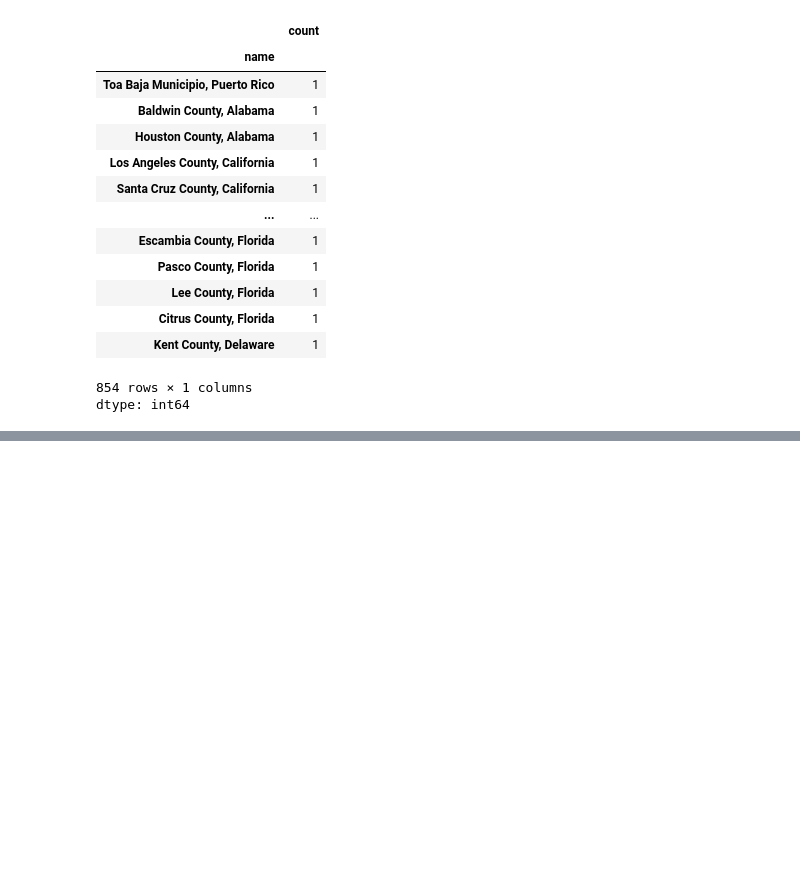
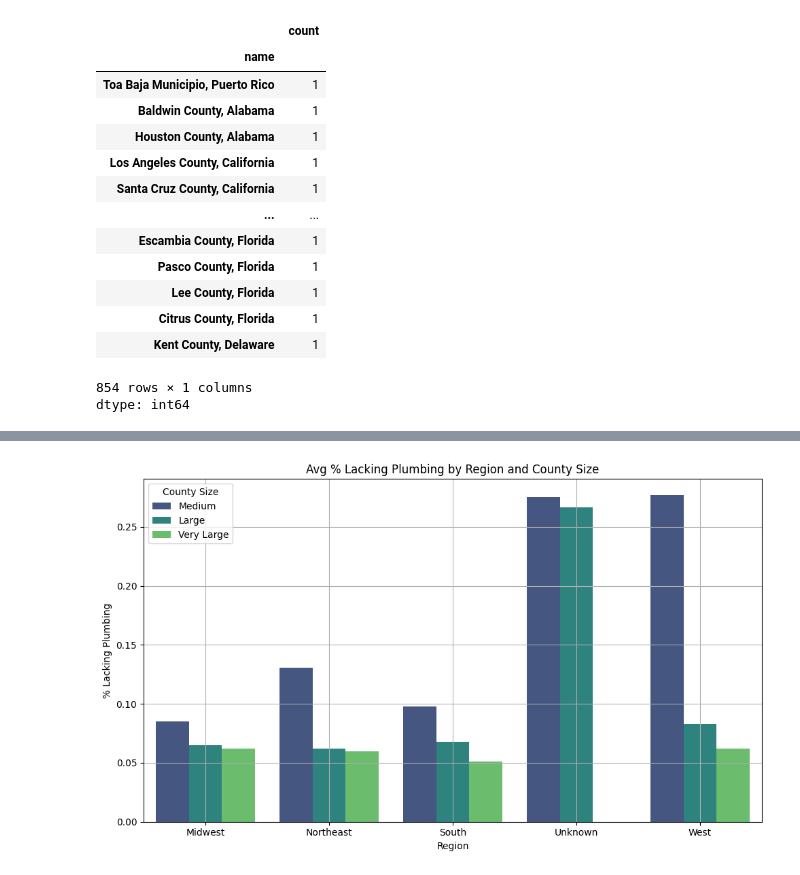
Before and after one commit to MoeinTA/Water-Insecurity, a Jupyter notebook: Water_Insecurity.ipynb, the cells around one changed output, grey strips where cells are left out. Drawn from its saved outputs; the diff is of its cells as text; code cells hidden in the pictures; blank space fills up the shorter version.

```diff
--- a/Water_Insecurity.ipynb
+++ b/Water_Insecurity.ipynb
@@ -194,0 +338,18 @@ dtype: int64
+# %%
+plt.figure(figsize=(10,6))
+sns.barplot(
+    data=grouped,
+    x='region',
+    y='percent_lacking_plumbing',
+    hue='pop_size_category',
+    palette='viridis'
+)
+plt.title('Avg % Lacking Plumbing by Region and County Size')
+plt.ylabel('% Lacking Plumbing')
+plt.xlabel('Region')
+plt.legend(title='County Size')
+plt.grid(True)
+plt.tight_layout()
+plt.show()
+# %% [output]
+[figure, added]
```
Also changed, not shown: parts of 13 cells of this notebook.
